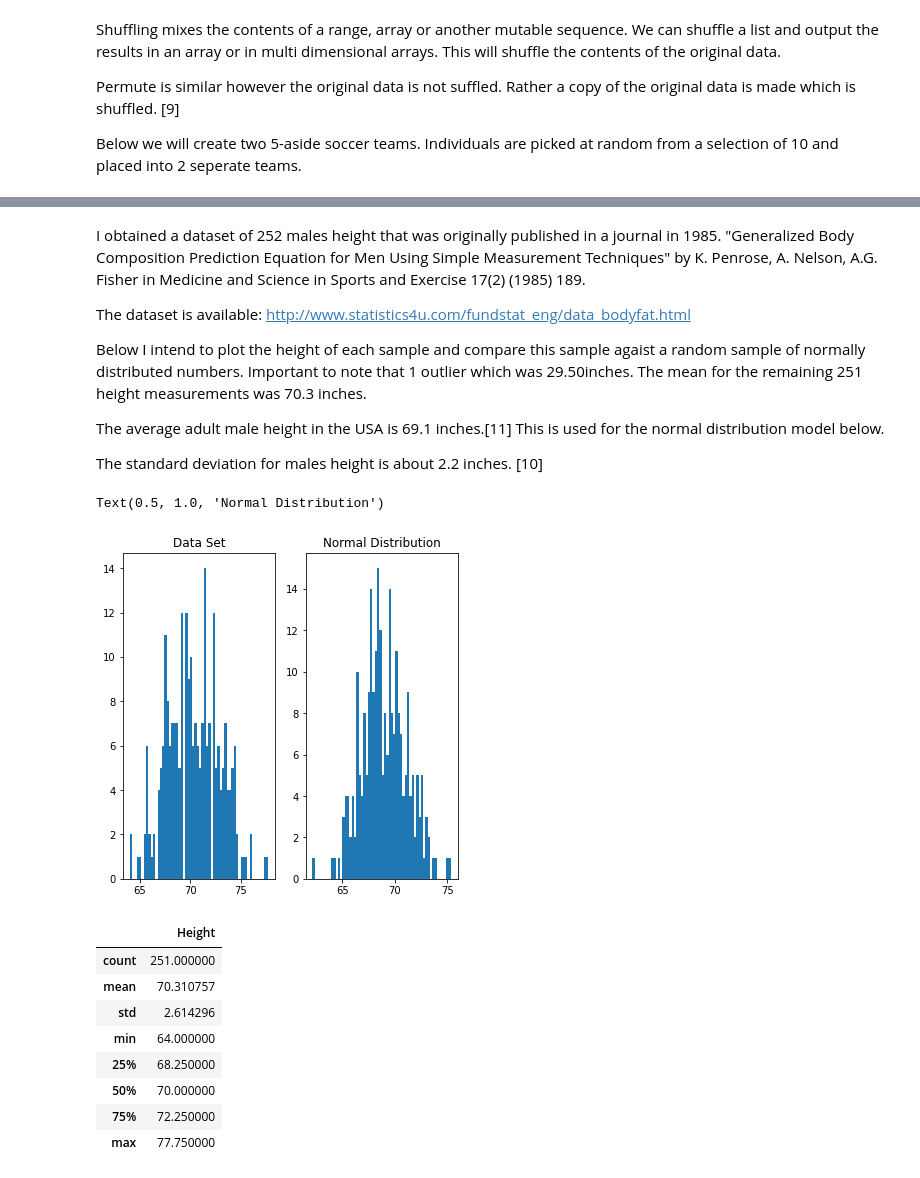
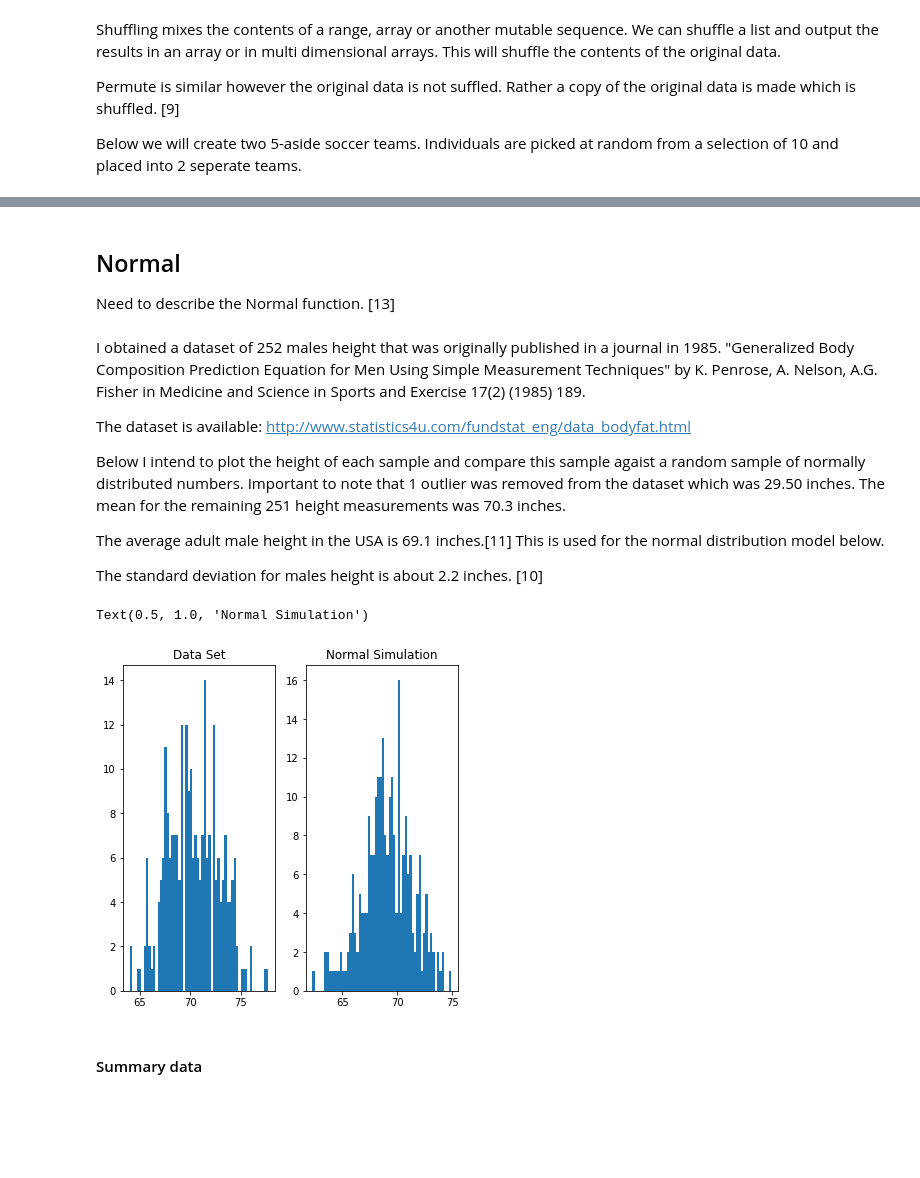
Before and after one commit to RYANCOX00/Prog_DA, a Jupyter notebook: Numpy_Random.ipynb, the cells around one changed output, grey strips where cells are left out. Drawn from its saved outputs; the diff is of its cells as text; code cells hidden in the pictures; blank space fills up the shorter version.

```diff
--- a/Numpy_Random.ipynb
+++ b/Numpy_Random.ipynb
@@ -195,9 +195,13 @@ Team B contains players: [9 8 4 7 6]
+# %% [markdown]
+## Normal
+
+Need to describe the Normal function. [13]
 # %% [markdown]
 I obtained a dataset of 252 males height that was originally published in a journal in 1985. "Generalized Body Composition Prediction Equation for Men Using Simple Measurement Techniques" by K. Penrose, A. Nelson, A.G. Fisher in Medicine and Science in Sports and Exercise 17(2) (1985) 189.
 
 The dataset is available: http://www.statistics4u.com/fundstat_eng/data_bodyfat.html
 
-Below I intend to plot the height of each sample and compare this sample agaist a random sample of normally distributed numbers. Important to note that 1 outlier which was 29.50inches.  The mean for the remaining 251 height measurements was 70.3 inches.
+Below I intend to plot the height of each sample and compare this sample agaist a random sample of normally distributed numbers. Important to note that 1 outlier was removed from the dataset which was 29.50 inches.  The mean for the remaining 251 height measurements was 70.3 inches.
 
 The average adult male height in the USA is 69.1 inches.[11] This is used for the normal distribution model below.
 
@@ -212,27 +216,19 @@ normal = rng.normal (69.1, 2.2, 251)
 # %%
 # Plotting both sets of data next to eachother as a histogram.
 fig, (ax1, ax2) = plt.subplots(1,2)
 
 ax1.hist(height, bins = 60)
 ax1.set_title("Data Set")
 
 ax2.hist(normal, bins=60)
-ax2.set_title("Normal Distribution",   fontsize=12)
+ax2.set_title("Normal Simulation",   fontsize=12)
 # %% [output]
-Text(0.5, 1.0, 'Normal Distribution')
+Text(0.5, 1.0, 'Normal Simulation')
-[figure, old version]
+[figure, new version]
+# %% [markdown]
+#### Summary data
 # %%
 # Running summary data for realworld dataset.
-height.describe()
+height_sum = height.describe()
-# %% [output]
-|  | Height |
-| count | 251.000000 |
-| mean | 70.310757 |
-| std | 2.614296 |
-| min | 64.000000 |
-| 25% | 68.250000 |
-| 50% | 70.000000 |
-| 75% | 72.250000 |
-| max | 77.750000 |
 # %%
 # Storing the random stimulated data in a dataframe and labelling.
```
Also changed, not shown: parts of 24 cells of this notebook.
